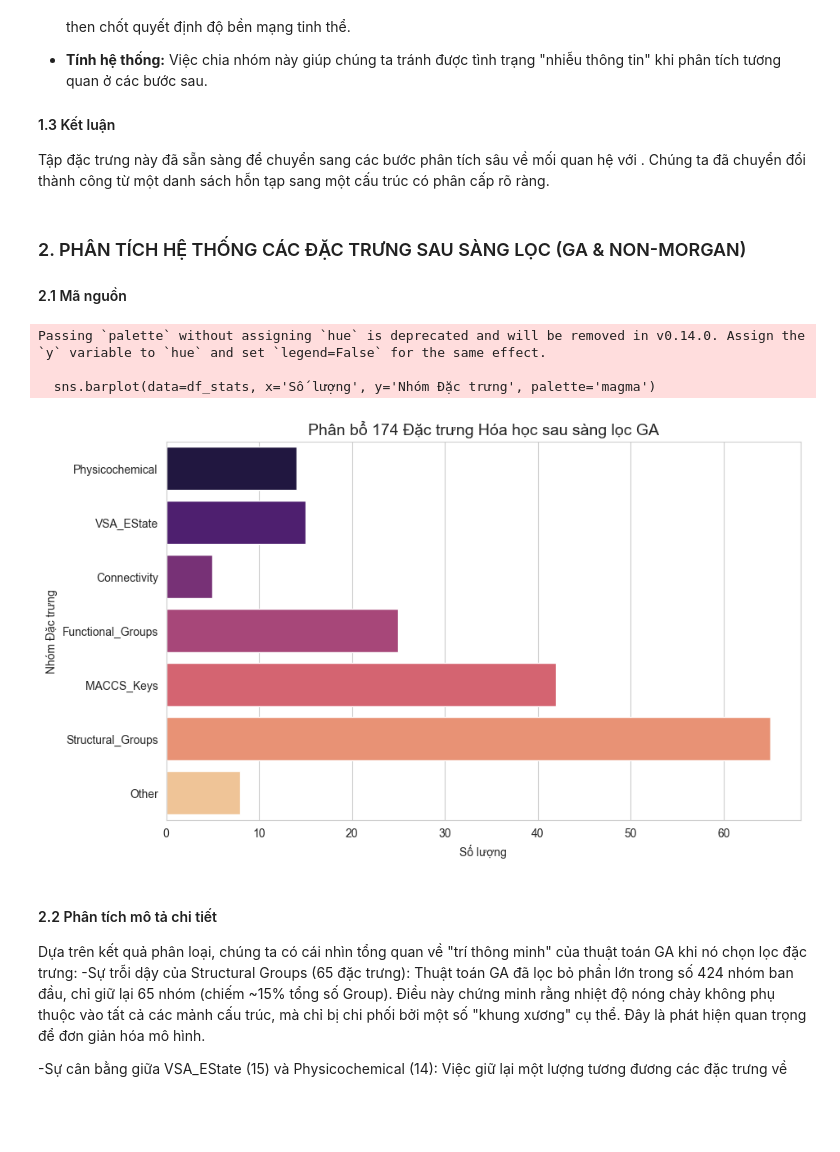
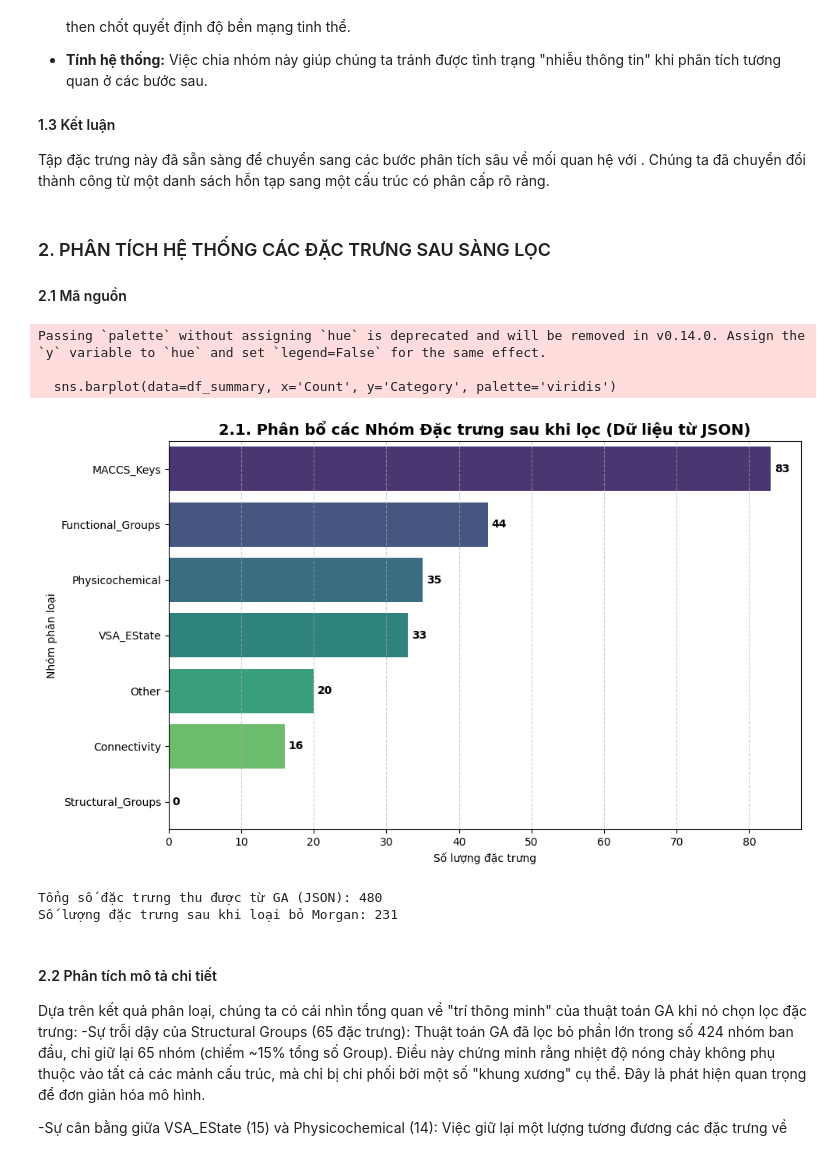
Before and after one commit to tp1454/project, a Jupyter notebook: work/Features_sorted/result/data/eda.ipynb, the cells around one changed output. Drawn from its saved outputs; the diff is of its cells as text; code cells hidden in the pictures; blank space fills up the shorter version.

```diff
--- a/work/Features_sorted/result/data/eda.ipynb
+++ b/work/Features_sorted/result/data/eda.ipynb
@@ -95,26 +110,42 @@ Tổng số đặc trưng sau khi lọc Morgan: 174 / 280
 
 Tập đặc trưng này đã sẵn sàng để chuyển sang các bước phân tích sâu về mối quan hệ với . Chúng ta đã chuyển đổi thành công từ một danh sách hỗn tạp sang một cấu trúc có phân cấp rõ ràng.
 # %% [markdown]
-### 2. PHÂN TÍCH HỆ THỐNG CÁC ĐẶC TRƯNG SAU SÀNG LỌC (GA & NON-MORGAN)
+### 2. PHÂN TÍCH HỆ THỐNG CÁC ĐẶC TRƯNG SAU SÀNG LỌC
 
 #### 2.1 Mã nguồn
 # %%
-all_ga_features = df_ga['feature'].tolist()
-filtered_features = [f for f in all_ga_features if 'Morgan' not in f]
-classified = classify_features(filtered_features)
+import matplotlib.pyplot as plt
+import seaborn as sns
+import pandas as pd
 
-stats = {group: len(cols) for group, cols in classified.items()}
-df_stats = pd.DataFrame(list(stats.items()), columns=['Nhóm Đặc trưng', 'Số lượng'])
+summary_data = []
+for cat, features in classified.items():
+    summary_data.append({'Category': cat, 'Count': len(features)})
+
+df_summary = pd.DataFrame(summary_data).sort_values(by='Count', ascending=False)
 
 plt.figure(figsize=(10, 6))
-sns.barplot(data=df_stats, x='Số lượng', y='Nhóm Đặc trưng', palette='magma')
-plt.title('Phân bổ 174 Đặc trưng Hóa học sau sàng lọc GA', fontsize=14)
+sns.barplot(data=df_summary, x='Count', y='Category', palette='viridis')
+
+for i, count in enumerate(df_summary['Count']):
+    plt.text(count + 0.5, i, str(count), va='center', fontweight='bold', color='black')
+
+plt.title('2.1. Phân bổ các Nhóm Đặc trưng sau khi lọc (Dữ liệu từ JSON)', fontsize=14, fontweight='bold')
+plt.xlabel('Số lượng đặc trưng')
+plt.ylabel('Nhóm phân loại')
+plt.grid(axis='x', linestyle='--', alpha=0.6)
+plt.tight_layout()
 plt.show()
+
+print(f"Tổng số đặc trưng thu được từ GA (JSON): {len(all_selected_features)}")
+print(f"Số lượng đặc trưng sau khi loại bỏ Morgan: {sum(df_summary['Count'])}")
 # %% [output]
 Passing `palette` without assigning `hue` is deprecated and will be removed in v0.14.0. Assign the `y` variable to `hue` and set `legend=False` for the same effect.
 
-  sns.barplot(data=df_stats, x='Số lượng', y='Nhóm Đặc trưng', palette='magma')
+  sns.barplot(data=df_summary, x='Count', y='Category', palette='viridis')
-[figure, old version]
+[figure, new version]
+Tổng số đặc trưng thu được từ GA (JSON): 480
+Số lượng đặc trưng sau khi loại bỏ Morgan: 231
 # %% [markdown]
 #### 2.2 Phân tích mô tả chi tiết
 Dựa trên kết quả phân loại, chúng ta có cái nhìn tổng quan về "trí thông minh" của thuật toán GA khi nó chọn lọc đặc trưng:
```
Also changed, not shown: parts of 8 cells of this notebook.
